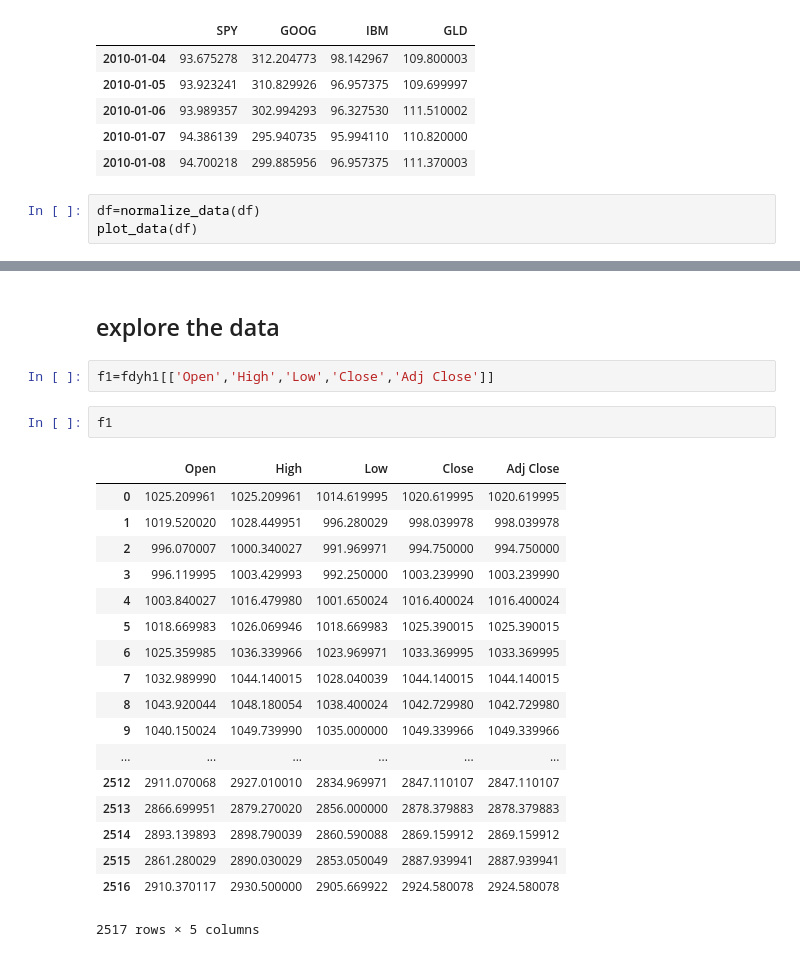
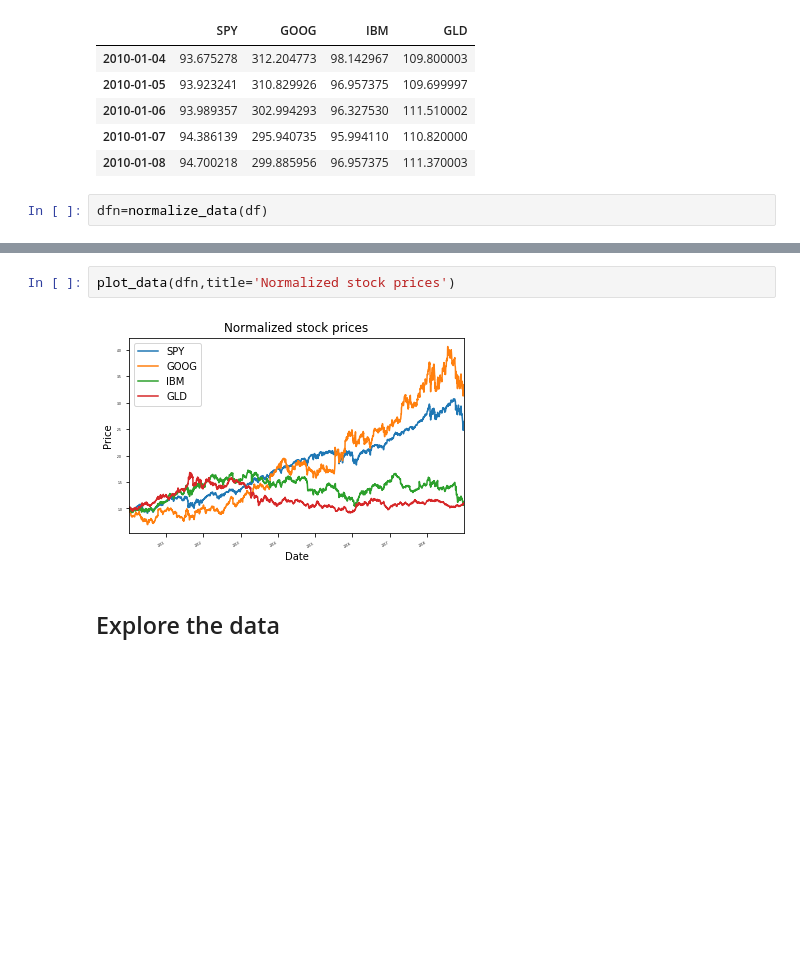
Before and after one commit to ShuangyuandData/StockPriceIndicator, a Jupyter notebook: StockPriceIndicatorP1.ipynb, the cells around one changed output, grey strips where cells are left out. Cells and saved outputs as stored; diff of their text form; blank space fills up the shorter version.

```diff
--- a/StockPriceIndicatorP1.ipynb
+++ b/StockPriceIndicatorP1.ipynb
@@ -117,5 +116,4 @@ df.head()
 | 2010-01-07 | 94.386139 | 295.940735 | 95.994110 | 110.820000 |
 | 2010-01-08 | 94.700218 | 299.885956 | 96.957375 | 111.370003 |
 # %%
-df=normalize_data(df)
-plot_data(df)
+dfn=normalize_data(df)
@@ -124,25 +129,6 @@ plot_data(df)
+# %%
+plot_data(dfn,title='Normalized stock prices')
+# %% [output]
+[figure, added]
 # %% [markdown]
-## explore the data
+## Explore the data
-# %%
-f1=fdyh1[['Open','High','Low','Close','Adj Close']]
-# %%
-f1
-# %% [output]
-|  | Open | High | Low | Close | Adj Close |
-| 0 | 1025.209961 | 1025.209961 | 1014.619995 | 1020.619995 | 1020.619995 |
-| 1 | 1019.520020 | 1028.449951 | 996.280029 | 998.039978 | 998.039978 |
-| 2 | 996.070007 | 1000.340027 | 991.969971 | 994.750000 | 994.750000 |
-| 3 | 996.119995 | 1003.429993 | 992.250000 | 1003.239990 | 1003.239990 |
-| 4 | 1003.840027 | 1016.479980 | 1001.650024 | 1016.400024 | 1016.400024 |
-| 5 | 1018.669983 | 1026.069946 | 1018.669983 | 1025.390015 | 1025.390015 |
-| 6 | 1025.359985 | 1036.339966 | 1023.969971 | 1033.369995 | 1033.369995 |
-| 7 | 1032.989990 | 1044.140015 | 1028.040039 | 1044.140015 | 1044.140015 |
-| 8 | 1043.920044 | 1048.180054 | 1038.400024 | 1042.729980 | 1042.729980 |
-| 9 | 1040.150024 | 1049.739990 | 1035.000000 | 1049.339966 | 1049.339966 |
-| ... | ... | ... | ... | ... | ... |
-| 2512 | 2911.070068 | 2927.010010 | 2834.969971 | 2847.110107 | 2847.110107 |
-| 2513 | 2866.699951 | 2879.270020 | 2856.000000 | 2878.379883 | 2878.379883 |
-| 2514 | 2893.139893 | 2898.790039 | 2860.590088 | 2869.159912 | 2869.159912 |
-| 2515 | 2861.280029 | 2890.030029 | 2853.050049 | 2887.939941 | 2887.939941 |
-| 2516 | 2910.370117 | 2930.500000 | 2905.669922 | 2924.580078 | 2924.580078 |
-2517 rows × 5 columns
```
Also changed, not shown: parts of 25 cells of this notebook.
